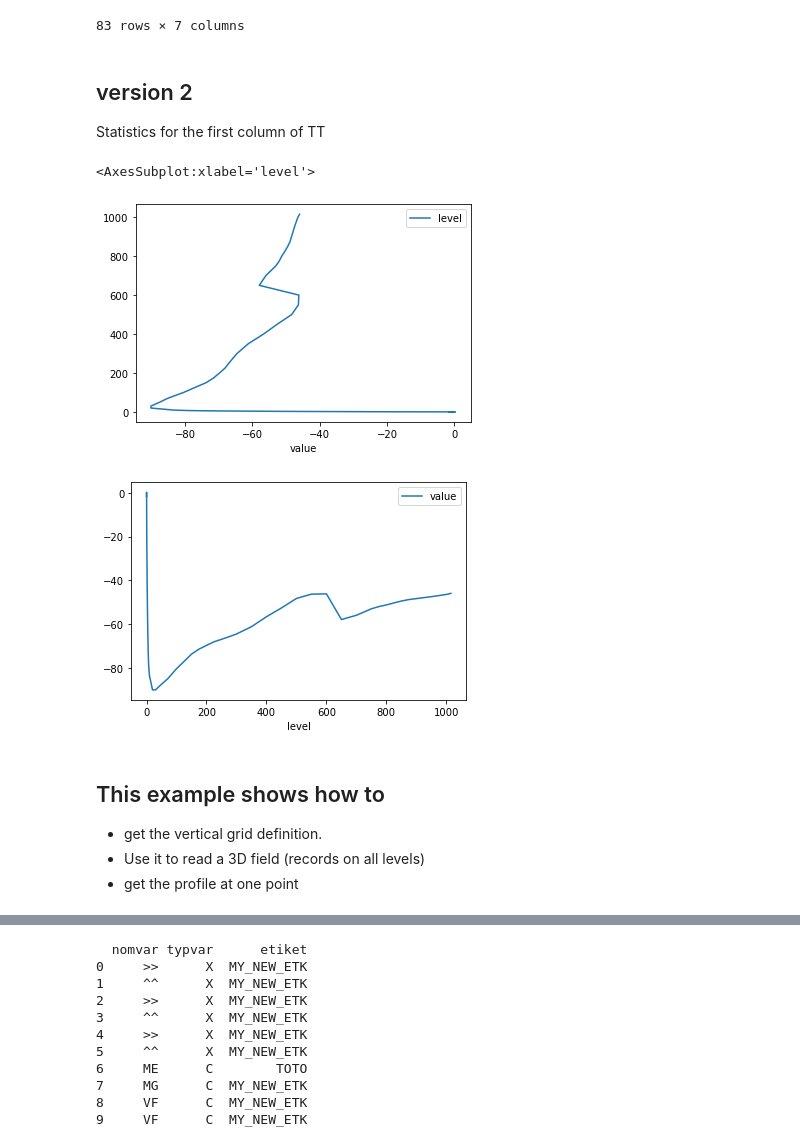
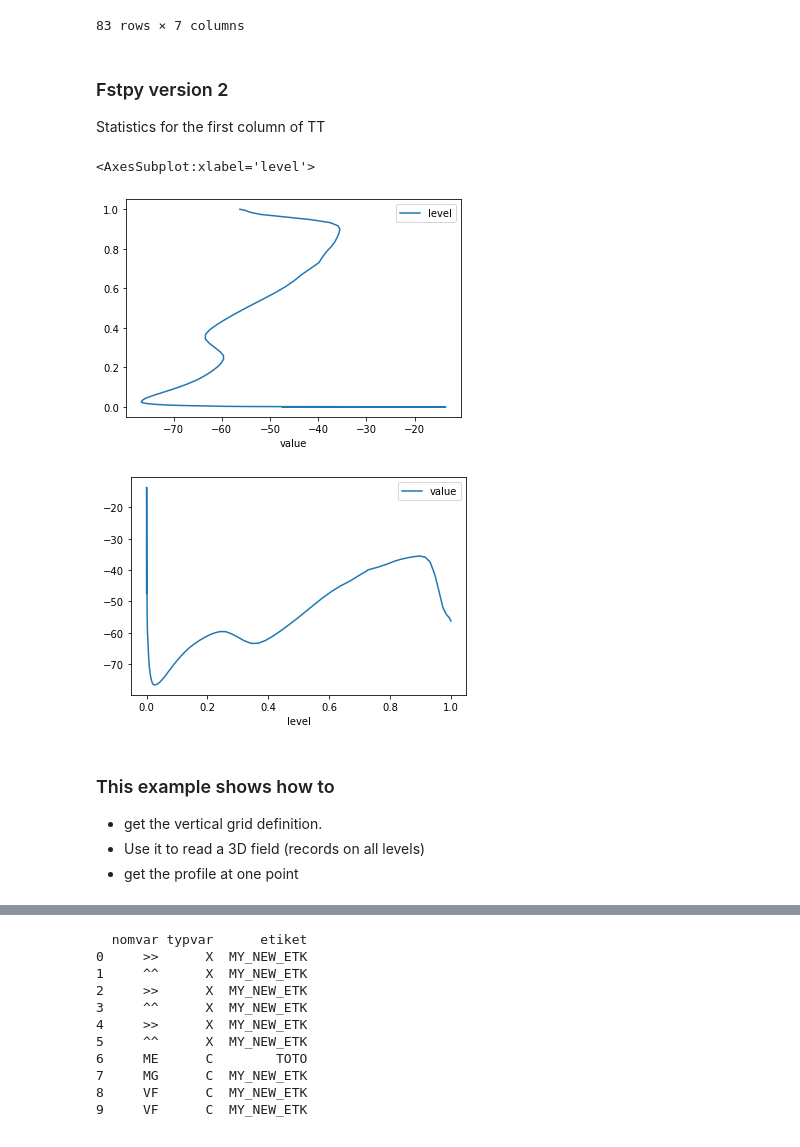
Before and after one commit to sebastiendfortier/fstpy, a Jupyter notebook: doc/Rpnpy_examples.ipynb, the cells around one changed output, grey strips where cells are left out. Drawn from its saved outputs; the diff is of its cells as text; code cells hidden in the pictures.

```diff
--- a/doc/Rpnpy_examples.ipynb
+++ b/doc/Rpnpy_examples.ipynb
@@ -101,22 +152,22 @@ WARNING:root:Found duplicate rows in dataframe!
 | 82 | TT | 1.000000 | 12 | 5.237006 | 22.714193 | -71.501175 | 43.405075 |
 83 rows × 7 columns
 # %% [markdown]
-## version 2
+### Fstpy version 2
 Statistics for the first column of TT
 # %%
 tt_df = df.loc[df.nomvar=='TT']
-column = np.stack(tt_df.d)
+column = da.stack(tt_df.d)
 column = column[:,0,0].compute()
 tt_df.level
 tt_new_df = pd.DataFrame({'level':tt_df.level, 'value':column}).sort_values(by='level').reset_index(drop=True)
 tt_new_df.set_index('value').plot()
 tt_new_df.set_index('level').plot()
 # %% [output]
 <AxesSubplot:xlabel='level'>
-[figure, old version]
+[figure, new version]
-[figure, old version]
+[figure, new version]
 # %% [markdown]
-## This example shows how to
+### This example shows how to
 - get the vertical grid definition.
 - Use it to read a 3D field (records on all levels)
 - get the profile at one point
```
Also changed, not shown: parts of 29 cells of this notebook, 5 other files.
